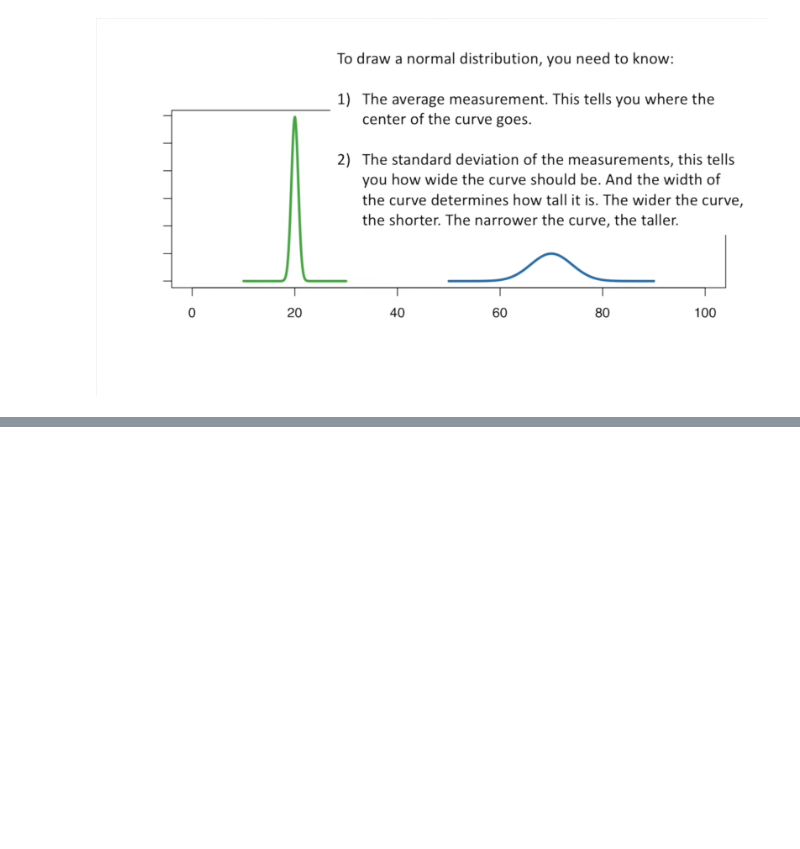
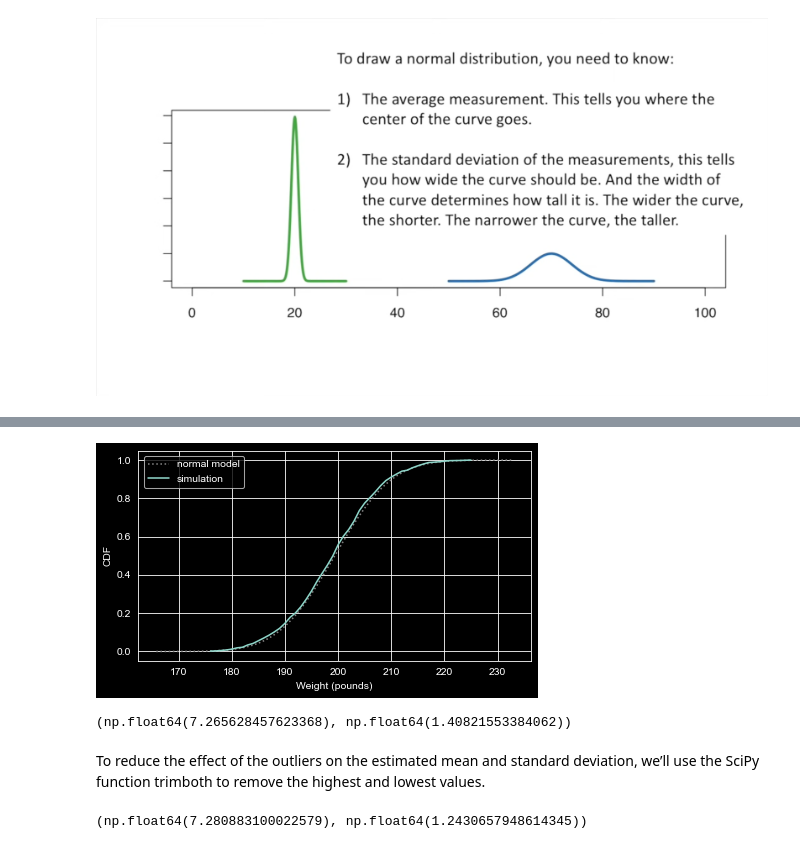
Before and after one commit to anp-exe/ThinkStats, a Jupyter notebook: my-work/Chapter5.ipynb, the cells around one changed output, grey strips where cells are left out. Drawn from its saved outputs; the diff is of its cells as text; code cells hidden in the pictures; blank space fills up the shorter version.

```diff
--- a/my-work/Chapter5.ipynb
+++ b/my-work/Chapter5.ipynb
@@ -283,0 +309,12 @@ https://www.youtube.com/watch?v=rzFX5NWojp0
+# %%
+from scipy.stats import norm
+
+
+def make_normal_model(data):
+    m, s = np.mean(data), np.std(data)
+    low, high = m - 4 * s, m + 4 * s
+    qs = np.linspace(low, high, 201)
+    ps = norm.cdf(qs, m, s)
+    return Cdf(ps, qs, name="normal model")
+# %%
+cdf_model = make_normal_model(sim_weights)
@@ -283,0 +323,11 @@ https://www.youtube.com/watch?v=rzFX5NWojp0
+# %%
+cdf_sim_weights = Cdf.from_seq(sim_weights, name="simulation")
+# %%
+def two_cdf_plots(cdf_model, cdf_data, xlabel="", **options):
+    cdf_model.plot(ls=":", color="gray")
+    cdf_data.plot(**options)
+    decorate(xlabel=xlabel, ylabel="CDF")
+# %%
+two_cdf_plots(cdf_model, cdf_sim_weights, xlabel="Weight (pounds)")
+# %% [output]
+[figure, added]
@@ -283,0 +347,15 @@ https://www.youtube.com/watch?v=rzFX5NWojp0
+# %%
+m, s = np.mean(birth_weights), np.std(birth_weights)
+m, s
+# %% [output]
+(np.float64(7.265628457623368), np.float64(1.40821553384062))
+# %% [markdown]
+To reduce the effect of the outliers on the estimated mean and standard deviation, we’ll use the SciPy function trimboth to remove the highest and lowest values.
+# %%
+from scipy.stats import trimboth
+
+trimmed = trimboth(birth_weights, 0.01)
+m, s = np.mean(trimmed), np.std(trimmed)
+m, s
+# %% [output]
+(np.float64(7.280883100022579), np.float64(1.2430657948614345))
```
Also changed, not shown: parts of 32 cells of this notebook.
